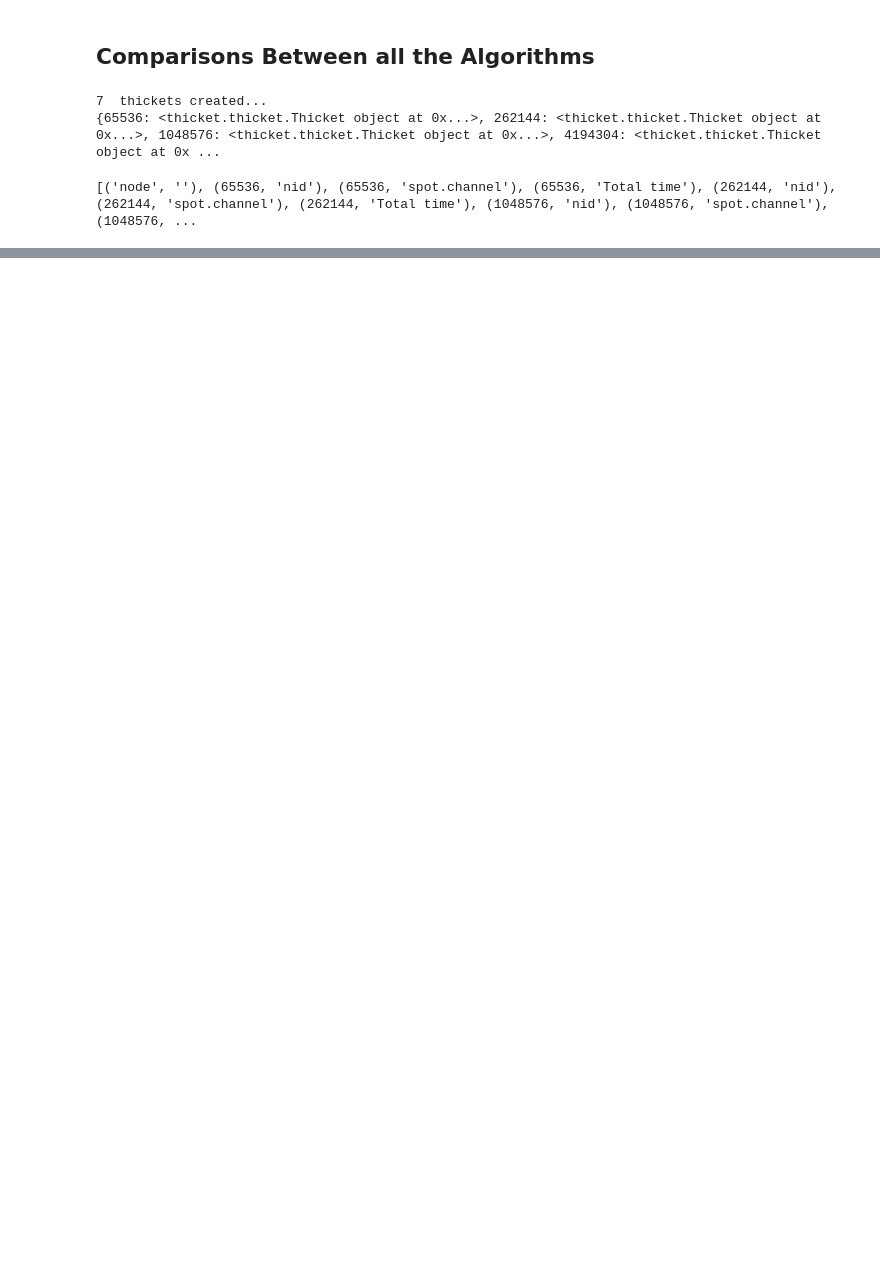
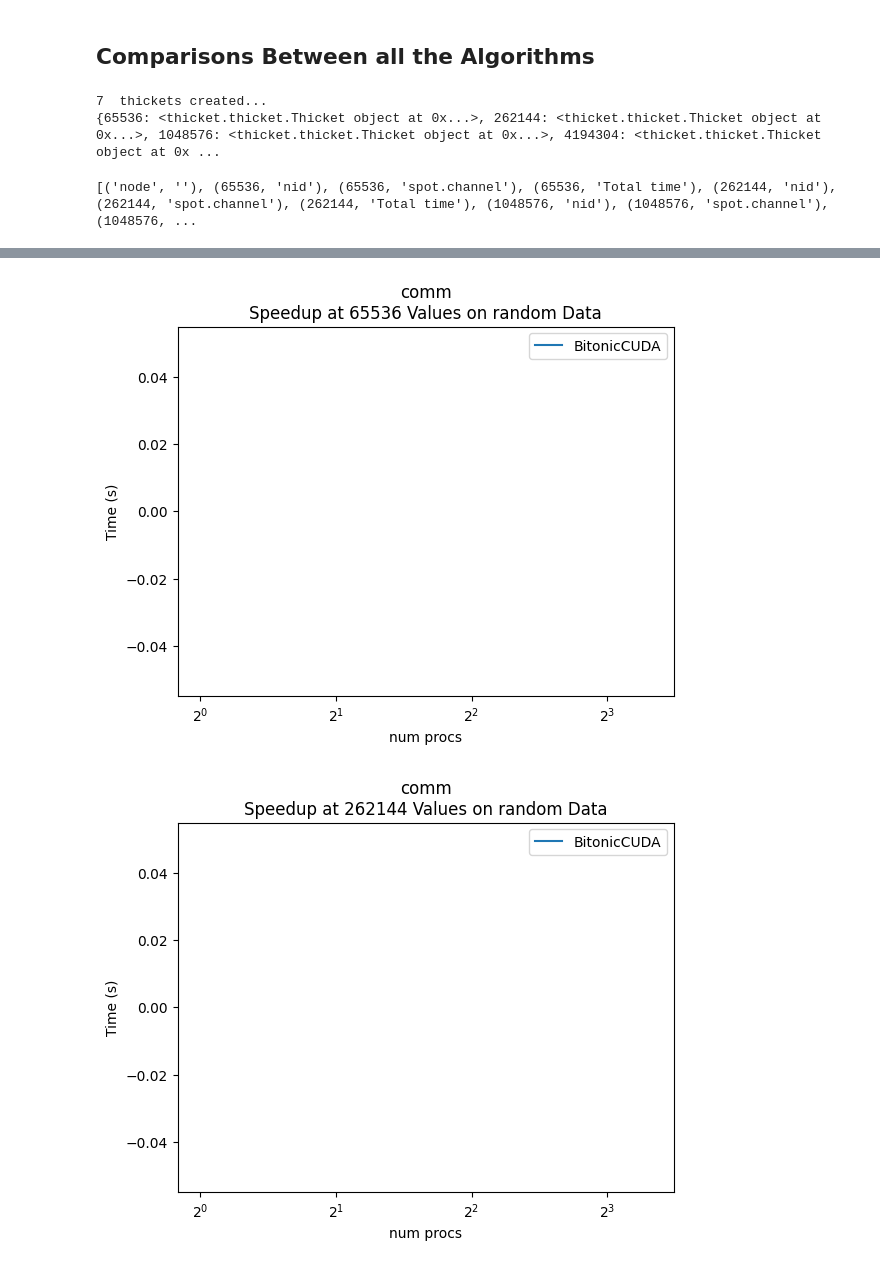
Before and after one commit to Sofia-Ortega/ParallelComputingProject, a Jupyter notebook: PerformanceEval/AlgorithmComparisons.ipynb, the cells around one changed output, grey strips where cells are left out. Saved outputs shown, nothing was run; the diff lists cells and outputs as text; code cells hidden in the pictures; blank space fills up the shorter version.

```diff
--- a/PerformanceEval/AlgorithmComparisons.ipynb
+++ b/PerformanceEval/AlgorithmComparisons.ipynb
@@ -142,6 +142,27 @@ def collectRegion(dataName):
 
 
 res = collectRegion("main")
+# %%
+def strong_scaling_speedup_plot(inputSize, region):
+  fig = plt.figure()
+  ax = fig.add_subplot(1, 1, 1)
+  ax.set_title(f"{region}\nSpeedup at {inputSize} Values on {INPUT_TYPE} Data")
+  ax.set_xlabel("num procs")
+  ax.set_ylabel("Time (s)")
+
+  mainRegions = collectRegion(region)
+
+  for k in mainRegions.keys():
+    dframe = mainRegions[k]
+    xvals = list(dframe['num_procs'])
+
+    unprocessedY = list(dframe[inputSize][TIME_TYPE])
+    yvals = [unprocessedY[0] / currVal for currVal in unprocessedY]
+    ax.plot(xvals, yvals, label=str(k))
+
+  ax.legend()
+  plt.xscale("log", base=2)
+  plt.show()
 # %%
 
 def strong_scaling_plot(inputSize, region):
@@ -178,0 +200,10 @@ for inputSize in INPUT_SIZES:
+# %%
+
+inputSize = INPUT_SIZES[-2]
+region = 'comm'
+
+for inputSize in INPUT_SIZES:
+  strong_scaling_speedup_plot(inputSize, region)
+# %% [output]
+[figure, added]
+[figure, added]
```
Also changed, not shown: parts of 4 cells of this notebook, 1 other file.
